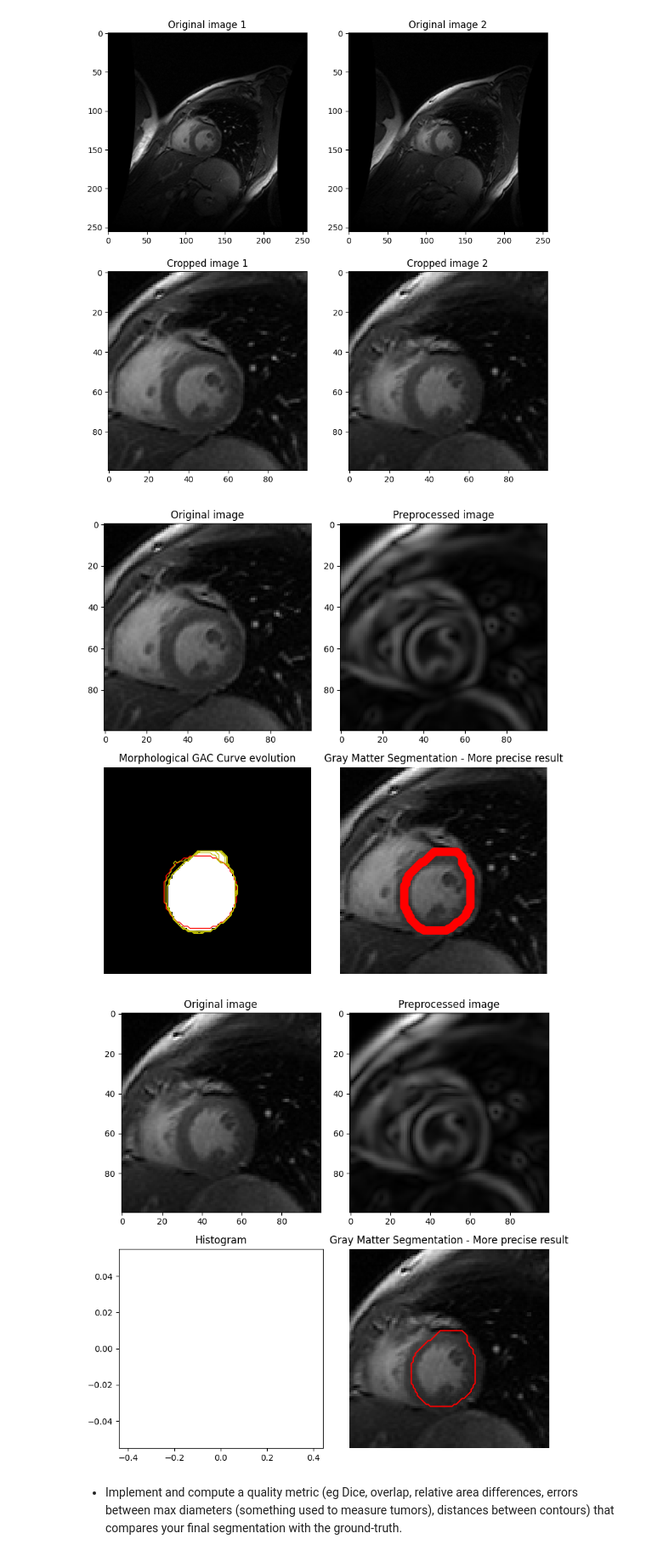
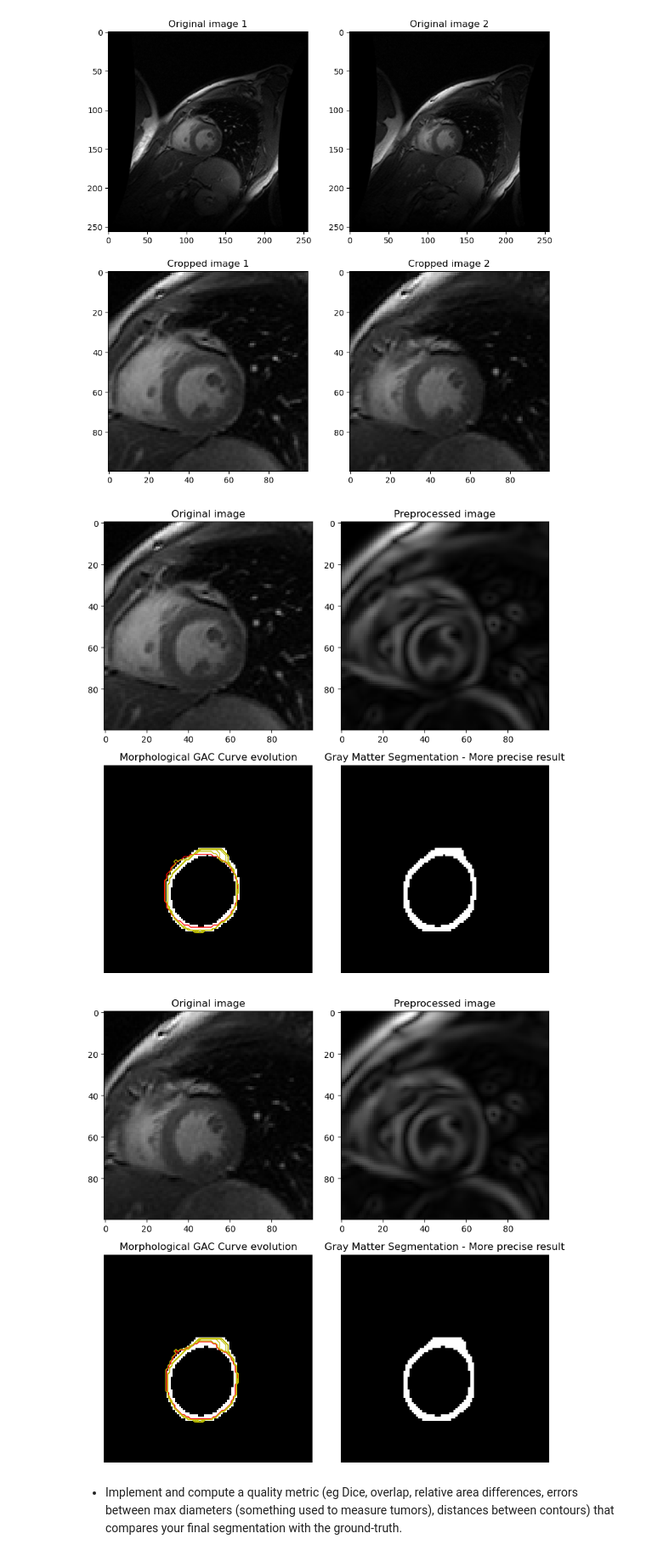
Before and after one commit to dftorresro/IMA204---TP3-Medical-Segmentation, a Jupyter notebook: TP_seg_MEDIMA_204_STUDENTS.ipynb, the cells around one changed output. Shown at 85% size. Cells and saved outputs as stored; diff of their text form; code cells hidden in the pictures.

Commit message:
Mask and quality metrics

```diff
--- a/TP_seg_MEDIMA_204_STUDENTS.ipynb
+++ b/TP_seg_MEDIMA_204_STUDENTS.ipynb
@@ -677,35 +677,20 @@ threshold_l = 50
 # Parameters of segmentation
 num_clusters = 5
 
+# Initialize ls and binary_mask arrays
+num_examples, height, width = examples.shape
+ls = np.zeros((num_examples, height, width))
+binary_mask = np.zeros_like(ls)
+
 # Loop over two examples
 for i in range(examples.shape[0]):
     # initialise call back
     evolution = []
 
     Img_cardiac_ex = examples[i] # Time frame index is 1
-    # Cont_cardiac_ex = seg[Ex_index_select, t_frame][:]
-
-    # PREPROCESSING OF THE IMAGE -----------------------------------------------
-    # Enhancing the contrast using histogram equalization
-    # pre_processed_images[i] = skimage.exposure.equalize_adapthist(Img_cardiac_ex, clip_limit=clip_limit_)
-    # histograms[i], bins_hist[i] = np.histogram(pre_processed_images[i]*255, bins=256, range=(0, 256), density= False)
-
-    # # Thresholding the image
-    # #pre_processed_images[i] = 1 - ( (pre_processed_images[i]*255 < threshold_h) & (pre_processed_images[i]*255 > threshold_l) )
-    # pre_processed_images[i] = (pre_processed_images[i]*255 < threshold_h) & (pre_processed_images[i]*255 > threshold_l)
-
-    # # Opening and closing operations to remove small objects
-    # pre_processed_images[i] = morpho.closing(pre_processed_images[i], disk_cls)
-    # pre_processed_images[i] = morpho.opening(pre_processed_images[i], disk_op)
-
-    # # Median filter to remove the remaining noise
-    # pre_processed_images[i] = ndimage.median_filter(pre_processed_images[i], f_med_size)
 
     pre_processed_images = edge_map(examples, sigma=2)
-    # pre_processed_images = skimage.segmentation.inverse_gaussian_gradient(examples) # Compute the magnitude of the gradients in the image and then inverts the result in the range [0, 1]
 
-    # SEGMENTATION OF THE IMAGE ------------------------------------------------
-    # Parameters of segmentation
     Niter_snake = 100
     Smooth_cont_iter = 1
     Balloon_weight = 0.1
@@ -718,10 +703,22 @@ for i in range(examples.shape[0]):
     init_ls = skimage.segmentation.disk_level_set(pre_processed_images[i].shape, center=[r0, c0], radius=R0)
 
     # Run geodesic active contour
-    ls = segmentation.morphological_geodesic_active_contour(pre_processed_images[i], Niter_snake, init_ls,
+    ls[i] = segmentation.morphological_geodesic_active_contour(pre_processed_images[i], Niter_snake, init_ls,
                                                 smoothing=Smooth_cont_iter, balloon=Balloon_weight,
                                                 threshold=Thresh_cont_val,
                                                 iter_callback=callback)
+
+    # Apply a high pass filter to ls[i]
+    ls[i] = skimage.filters.sobel(ls[i])
+
+    # Applying a median filter in order to expand the contour
+    ls[i] = skimage.filters.median(ls[i], disk(1))
+
+    # Thresholding the image
+    ls[i] = ls[i] > 0.1
+
+    # Applying closing operation to ls[i]
+    ls[i] = skimage.morphology.closing(ls[i], disk(12))
 
 # Plotting the first example, its histogram and the thresholded image
 fig, axes = plt.subplots(2, 2, figsize=(8, 8))
@@ -732,43 +729,53 @@ ax[0].set_title('Original image')
 ax[1].imshow(pre_processed_images[0], cmap='gray')
 ax[1].set_title('Preprocessed image')
 
-ax[2].imshow(ls, cmap="gray")
+ax[2].imshow(ls[0], cmap="gray")
 ax[2].set_axis_off()
 
 contour_ = ax[2].contour(evolution[0], [0.5], linewidths=1, colors='r')
 contour_.collections[0].set_label("Contours")
 title = f'Morphological GAC Curve evolution'
 ax[2].set_title(title, fontsize=12)
 
 for i in range(1, Niter_snake-1, 5):
     contour_ = ax[2].contour(evolution[i], [0.01], linewidths=1, colors='y')
 
-ax[3].imshow(ex_1, cmap=plt.cm.gray)
-ax[3].contour(ls, [0.5], linewidths=10, colors='r')
+#ax[3].imshow(ex_1, cmap=plt.cm.gray)
+ax[3].imshow(ls[0], cmap=plt.cm.gray)
 ax[3].set_title('Gray Matter Segmentation - More precise result')
 ax[3].axis('off')
 
 fig.tight_layout()
 plt.show()
 
 # Plotting the second example, its histogram and the thresholded image
 fig, axes = plt.subplots(2, 2, figsize=(8, 8))
 ax = axes.ravel()
 
 ax[0].imshow(ex_2, cmap='gray')
 ax[0].set_title('Original image')
 ax[1].imshow(pre_processed_images[1], cmap='gray')
 ax[1].set_title('Preprocessed image')
-ax[2].bar(bins_hist[1, :-1], histograms[1])
-ax[2].set_title('Histogram')
-ax[3].imshow(ex_2, cmap=plt.cm.gray)
-ax[3].contour(ls, [0.5], colors='r')
+
+ax[2].imshow(ls[1], cmap="gray")
+ax[2].set_axis_off()
+
+contour_ = ax[2].contour(evolution[1], [0.5], linewidths=1, colors='r')
+contour_.collections[0].set_label("Contours")
+title = f'Morphological GAC Curve evolution'
+ax[2].set_title(title, fontsize=12)
+
+for i in range(1, Niter_snake-1, 5):
+    contour_ = ax[2].contour(evolution[i], [0.01], linewidths=1, colors='y')
+
+#ax[3].imshow(ex_2, cmap=plt.cm.gray)
+ax[3].imshow(ls[1], cmap=plt.cm.gray)
 ax[3].set_title('Gray Matter Segmentation - More precise result')
 ax[3].axis('off')
 
 
 fig.tight_layout()
 plt.show()
 # %% [output]
-[figure, old version]
+[figure, new version]
-[figure, old version]
+[figure, new version]
```
Also changed, not shown: parts of 10 cells of this notebook.
